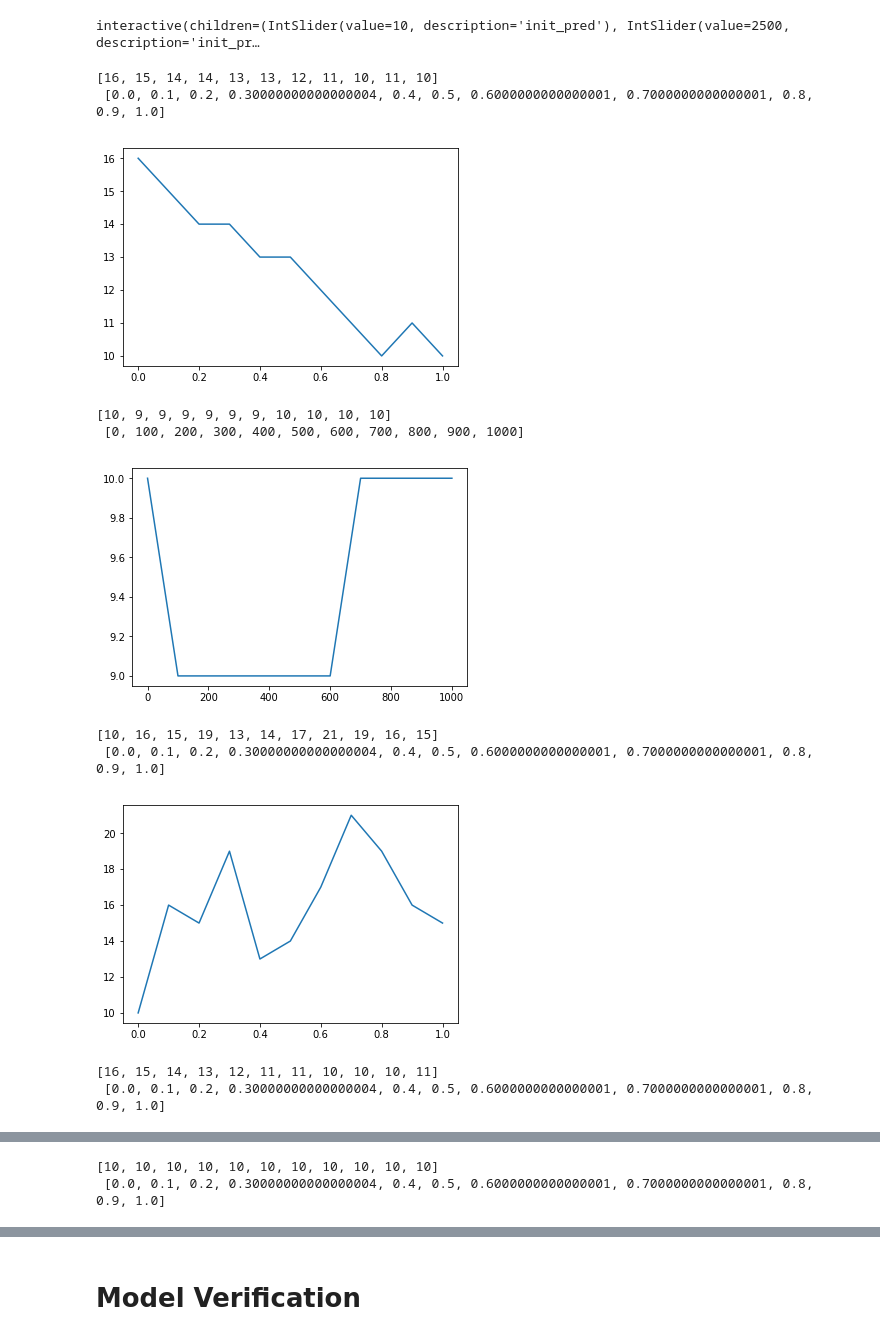
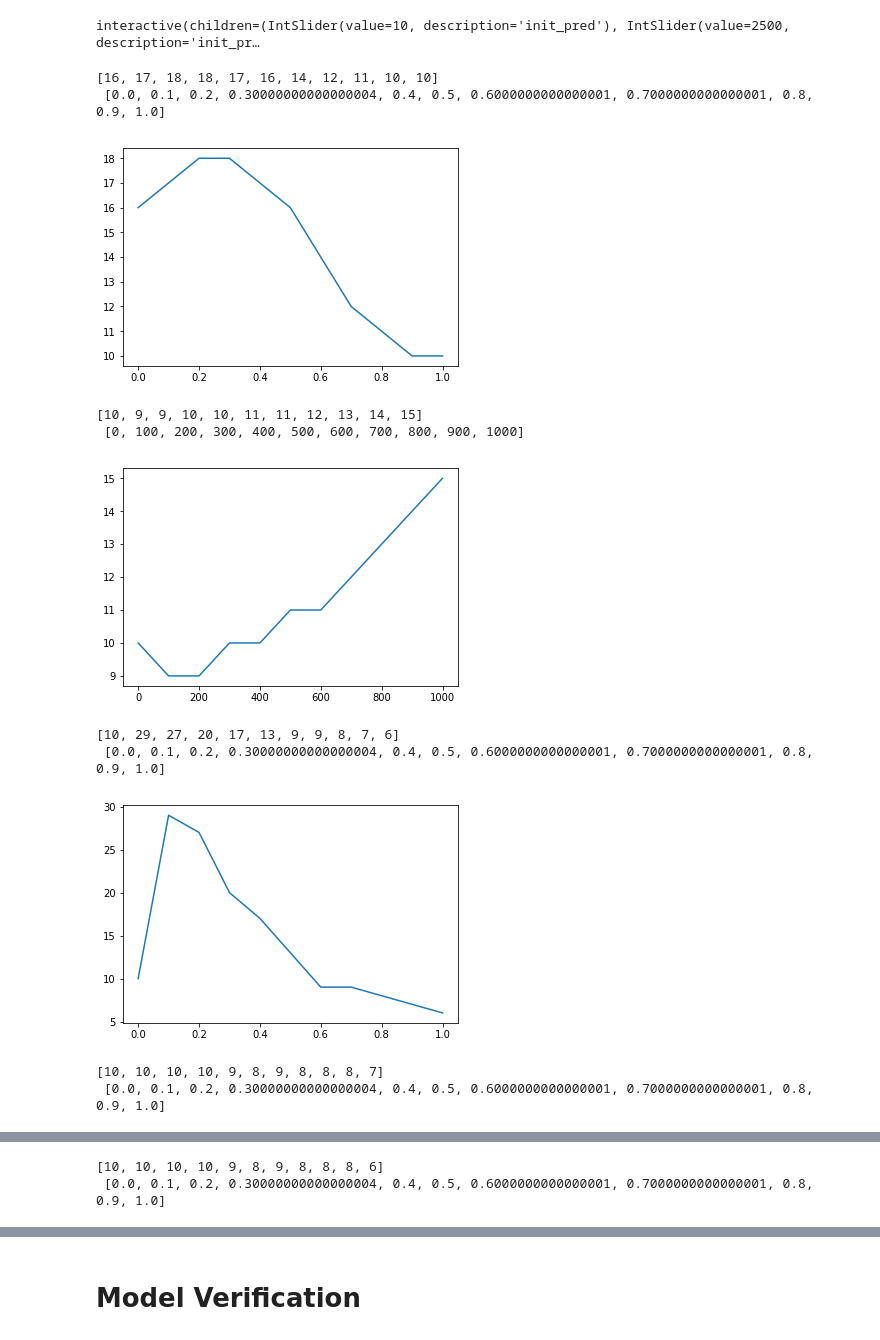
Before and after one commit to LvZut/Modeling-wolf-population-in-the-Netherlands, a Jupyter notebook: Lotka-Volterra test.ipynb, the cells around one changed output, grey strips where cells are left out. Drawn from its saved outputs; the diff is of its cells as text; code cells hidden in the pictures.

Commit message:
added severe winters

```diff
--- a/Lotka-Volterra test.ipynb
+++ b/Lotka-Volterra test.ipynb
@@ -90,7 +90,7 @@ def lotka_volterra(params, alpha1=alpha1, beta1=beta1, gamma1=gamma1,
                    delta1=delta1, epsilon1=epsilon1, eta1=eta1, zeta1=zeta1):
 
     # unpack paramters from params
-    init_pred, init_prey1, init_prey12, step1, period1, pop_coef1, shoot_deer, shoot_boar, shoot_wolf, introduce_wolf = params
+    init_pred, init_prey1, init_prey12, step1, period, pop_coeff, shoot_deer, shoot_boar, shoot_wolf, introduce_wolf, severe_winter = params
 
     # Initialize arrays for number of animals in populations
     pred = [init_pred]
@@ -100,9 +100,6 @@ def lotka_volterra(params, alpha1=alpha1, beta1=beta1, gamma1=gamma1,
     num_pred = init_pred
     num_prey1 = init_prey1
     num_prey12 = init_prey12
-
-    period = period1*365.25
-    pop_coeff = pop_coef1
 
     # Update the number of animals time times and store them in arrays
     for n in range(time):
@@ -168,6 +165,11 @@ def lotka_volterra(params, alpha1=alpha1, beta1=beta1, gamma1=gamma1,
         if introduce_wolf and (n % period == 0):
             num_pred += pop_coeff * 10
 
+        # reduce growth during 90 days
+        if severe_winter and (n % period < 90):
+            num_prey1 -= dprey1 * pop_coeff
+            num_prey12 -= dprey12 * pop_coeff
+
         pred.append(num_pred)
         prey1.append(num_prey1)
         prey12.append(num_prey12)
@@ -176,10 +178,10 @@ def lotka_volterra(params, alpha1=alpha1, beta1=beta1, gamma1=gamma1,
 
 
 def update(init_pred, init_prey1, init_prey12, step1, period1, pop_coef1,
-            shoot_deer, shoot_boar, shoot_wolf, introduce_wolf, title, scale, plot_prey):
+            shoot_deer, shoot_boar, shoot_wolf, introduce_wolf, title, scale, plot_prey, severe_winter):
 
     params = [init_pred, init_prey1, init_prey12, step1, period1,
-              pop_coef1, shoot_deer, shoot_boar, shoot_wolf, introduce_wolf]
+              pop_coef1, shoot_deer, shoot_boar, shoot_wolf, introduce_wolf, severe_winter]
 
     results = lotka_volterra(params)
 
@@ -211,7 +213,7 @@ interact_manual(update, init_pred=slider[0], init_prey1=slider[1], init_prey12=s
                 shoot_boar = ["none", "percentage", "static", "dynamic"],
                 shoot_wolf = ["none", "percentage", "static", "dynamic"],
                 introduce_wolf = False, title="Wolf-Roe deer-Wild boar model",
-                scale = slider[13], plot_prey = slider[14]);
+                scale = slider[13], plot_prey = slider[14], severe_winter=False);
 # %% [output]
 interactive(children=(IntSlider(value=10, description='init_pred'), IntSlider(value=2500, description='init_pr…
 # %%
@@ -219,73 +221,53 @@ def get_periodicity(data, height=150, index=0):
     ''' returns the amount of peaks (periods) in data '''
     return len(scipy.signal.find_peaks(data, height=height)[index])
 
-def periodicity(index, p_min, p_max, steps, params):
+def periodicity(index, x_range, params):
     results = []
-    step_size = (p_max - p_min) / steps
 
-    while p_min <= p_max:
-        params[5] = p_min
+    for i in x_range:
+        params[5] = i
         num_periods = get_periodicity((lotka_volterra(params)[index]))
         results.append(num_periods)
-        p_min += step_size
 
     return results
-
-def periodicity_winters(a_min, a_max, e_min, e_max, steps, params):
-    a_results = []
-    e_results = []
-    a_step_size = (a_max - a_min) / steps
-    e_step_size = (e_max - e_min) / steps
-
-    while a_min <= a_max:
-        num_periods = get_periodicity((lotka_volterra(params, alpha1=a_min)[0]))
-        a_results.append(num_periods)
-        a_min += a_step_size
-
-    while e_min <= e_max:
-        num_periods = get_periodicity((lotka_volterra(params, eta1=e_min)[0]))
-        e_results.append(num_periods)
-        e_min += e_step_size
-
-    return a_results, e_results
-
 
 def plot_stats(results, start, end, steps):
     x_range = list(np.arange(start, end+steps, steps))
     print(results, "\n", x_range)
     plt.plot(x_range, results)
     plt.show()
     return
 
-# shoot percentage
-params_p = [init_pred, init_prey1, init_prey12, step1, 1, 0.9, 'percentage', 'none', 'none', False]
-results = periodicity(0, 0, 1, 10, params_p)
+# shoot percentage of deer
+params_p = [init_pred, init_prey1, init_prey12, step1, 365, 0.9, 'percentage', 'none', 'none', False, False]
+results = periodicity(0, np.arange(0, 1.1, 0.1), params_p)
 plot_stats(results, 0, 1, 0.1)
 
-# shoot set amount
-params_s = [init_pred, init_prey1, init_prey12, step1, 1, 0.9, 'static', 'none', 'none', False]
-results = periodicity(0, 0, 1000, 10, params_s)
+# shoot set amount of deer
+params_s = [init_pred, init_prey1, init_prey12, step1, 365, 0.9, 'static', 'none', 'none', False, False]
+results = periodicity(0, np.arange(0, 1100, 100), params_s)
 plot_stats(results, 0, 1000, 100)
 
 # introduce wolves
-params_i = [init_pred, init_prey1, init_prey12, step1, 1, 0.9, 'none', 'none', 'none', True]
-results = periodicity(0, 0, 1, 10, params_i)
+params_i = [init_pred, init_prey1, init_prey12, step1, 365, 0.9, 'none', 'none', 'none', True, False]
+results = periodicity(0, np.arange(0, 1.1, 0.1), params_i)
 plot_stats(results, 0, 1, 0.1)
 
 # severe winters
-params_w = [init_pred, init_prey1, init_prey12, step1, 1, 0.9, 'none', 'none', ' none', False]
-a_results, e_results = periodicity_winters(0, 1, 0, 1, 10, params_w)
+params_w = [init_pred, init_prey1, init_prey12, step1, 365, 0.9, 'none', 'none', ' none', False, True]
+a_results = periodicity(1, np.arange(0, 1.1, 0.1), params_w)
+e_results = periodicity(2, np.arange(0, 1.1, 0.1), params_w)
 plot_stats(a_results, 0, 1, 0.1)
 plot_stats(e_results, 0, 1, 0.1)
 # %% [output]
-[16, 15, 14, 14, 13, 13, 12, 11, 10, 11, 10]
+[16, 17, 18, 18, 17, 16, 14, 12, 11, 10, 10]
  [0.0, 0.1, 0.2, 0.30000000000000004, 0.4, 0.5, 0.6000000000000001, 0.7000000000000001, 0.8, 0.9, 1.0]
-[figure, old version]
+[figure, new version]
-[10, 9, 9, 9, 9, 9, 9, 10, 10, 10, 10]
+[10, 9, 9, 10, 10, 11, 11, 12, 13, 14, 15]
  [0, 100, 200, 300, 400, 500, 600, 700, 800, 900, 1000]
-[figure, old version]
+[figure, new version]
-[10, 16, 15, 19, 13, 14, 17, 21, 19, 16, 15]
+[10, 29, 27, 20, 17, 13, 9, 9, 8, 7, 6]
  [0.0, 0.1, 0.2, 0.30000000000000004, 0.4, 0.5, 0.6000000000000001, 0.7000000000000001, 0.8, 0.9, 1.0]
-[figure, old version]
+[figure, new version]
-[16, 15, 14, 13, 12, 11, 11, 10, 10, 10, 11]
+[10, 10, 10, 10, 9, 8, 9, 8, 8, 8, 7]
  [0.0, 0.1, 0.2, 0.30000000000000004, 0.4, 0.5, 0.6000000000000001, 0.7000000000000001, 0.8, 0.9, 1.0]
@@ -293,2 +275,2 @@ plot_stats(e_results, 0, 1, 0.1)
-[10, 10, 10, 10, 10, 10, 10, 10, 10, 10, 10]
+[10, 10, 10, 10, 9, 8, 9, 8, 8, 8, 6]
  [0.0, 0.1, 0.2, 0.30000000000000004, 0.4, 0.5, 0.6000000000000001, 0.7000000000000001, 0.8, 0.9, 1.0]
```
Also changed, not shown: parts of 1 cell of this notebook.
